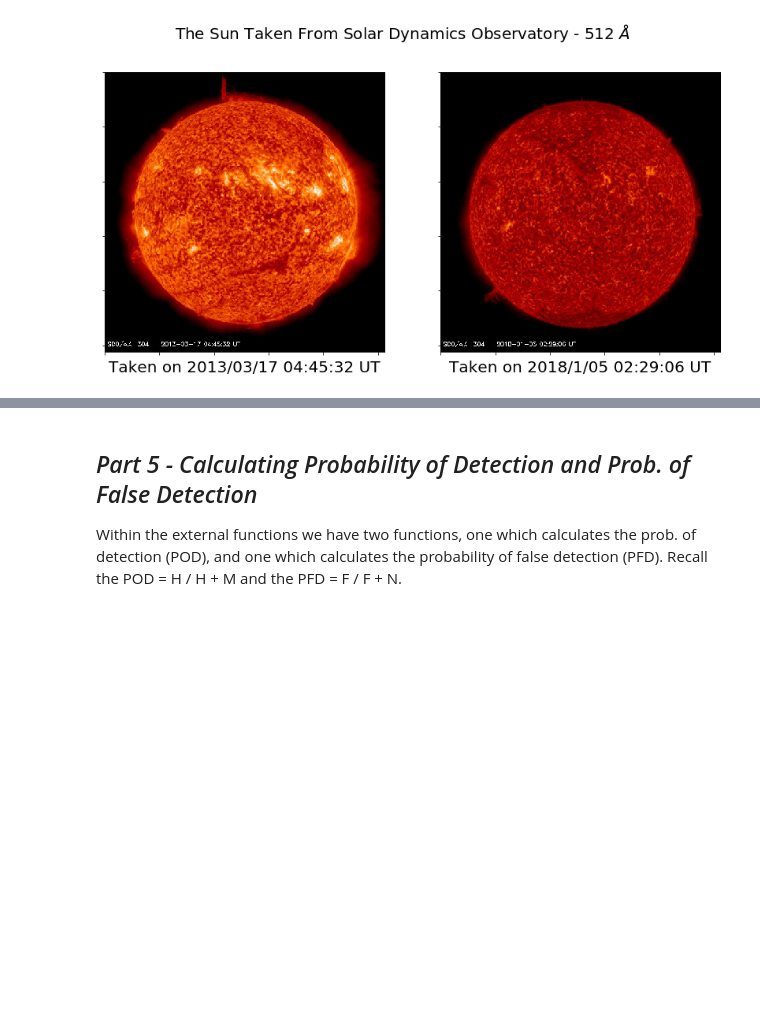
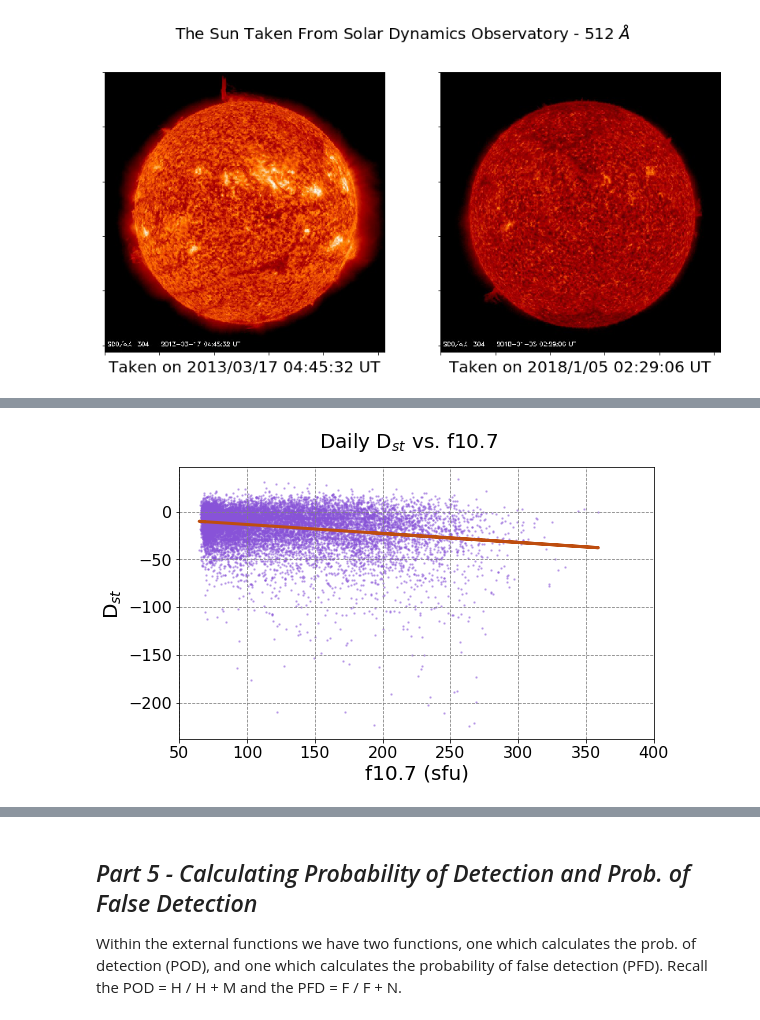
Before and after one commit to abbyazari/data_vis_statistics_geosciences, a Jupyter notebook: Lab7/Lab7_SpaceWeatherClassifiers.ipynb, the cells around one changed output, grey strips where cells are left out. Drawn from its saved outputs; the diff is of its cells as text; code cells hidden in the pictures; blank space fills up the shorter version.

```diff
--- a/Lab7/Lab7_SpaceWeatherClassifiers.ipynb
+++ b/Lab7/Lab7_SpaceWeatherClassifiers.ipynb
@@ -636,0 +555,86 @@ plt.savefig('./Figures/ConfusionMatrix.png')
+# %%
+#remove the nans'
+nanMask = ((~np.isnan(dailyOmni['f10.7_index'])) &
+           (~np.isnan(dailyOmni['Dst'])))
+xVals = dailyOmni.loc[nanMask, 'f10.7_index']
+yVals = dailyOmni.loc[nanMask, 'Dst']
+
+#-------------------------Make fit plot and run linear regression
+fig = plt.figure(figsize=(8.5, 5))
+fig.suptitle('Daily D$_{st}$ vs. f10.7', fontsize=20)
+
+gs  = plt.GridSpec(1, 1, hspace=0.0, wspace=0.2, right = 0.9)
+
+#add subplots
+ax1 = fig.add_subplot(gs[0,0])
+
+#set up titles for axis
+ax1.set_xlabel('f10.7 (sfu)', fontsize = 20)
+ax1.set_ylabel('D$_{st}$', fontsize = 20)
+
+#plot values
+ax1.scatter(xVals, yVals,  color = '#8853d8', alpha = 0.4, s = 2)
+
+#set up grid
+ax1.grid(color='gray', linestyle='dashed')
+
+#how to set up a share axis with alternative colors
+ax1.tick_params(labelsize = 16)
+#set appropiate xlimits
+ax1.set_xlim(50, 400)
+
+
+#calculate errors and linear fit -
+slope, intercept, rval, pval, stderr = stats.linregress(xVals, yVals)
+
+#calculate the yvalues given the linear fit
+yModel = intercept + slope * xVals
+
+#find y errors
+RMSE  = lr.calcRMSE(yModel, yVals)
+
+#error on coefficents, slope and y-intercept and.
+errSlope,  errInter = lr.calcCoeffsErr(xVals,  RMSE)
+
+ax1.plot(xVals, yModel, color = '#be4d0f', lw = 3)
+
+#-------------------------print fit report
+print("Fit Report: \n \tUncert. on Y: +/- {:.2f}".format(RMSE) +
+      "\n \tIntercept: {:.2f} +/- {:.2f}".format(intercept, errInter)
+      + "\n\tSlope: {:.2f} +/- {:.2f}".format(slope, errSlope)
+      + "\n\tPearson linear correlation: {:.2f}, r-squared: {:.2f}".format(rval, rval**2))
+
+
+#-------------------------now make the CPD Chart as well
+#find sample size of bins
+sampleSize = len(yVals)
+numBins = np.ceil(sampleSize)
+
+fig = plt.figure(figsize=(8.5, 5))
+fig.suptitle('Cumulative Probability Distribution', fontsize=20)
+
+gs  = plt.GridSpec(1, 1, hspace=0.0, wspace=0.2, right = 0.9)
+
+#add subplots
+ax1 = fig.add_subplot(gs[0,0])
+
+#we set both density and cumulative to True for the CPD
+ax1.hist(yVals,  int(numBins), density = True, histtype = 'step', cumulative = True, lw = 3.0, color = '#069adc',
+         label = 'Observed')
+ax1.hist(yModel, int(numBins), density = True, histtype = 'step', cumulative = True, lw = 3.0, color = '#6f0c4f',
+        label = 'Modeled')
+
+#set up grid and tick size
+ax1.grid(color='gray', linestyle='dashed')
+ax1.tick_params(labelsize = 16)
+
+#set up labels
+ax1.set_xlabel('D$_{st}$', fontsize = 20)
+ax1.set_ylabel('Likelihood of Occurrence', fontsize = 20)
+
+#set appropiate xlimits
+ax1.set_xlim(-250, 50)
+
+#make legend
+ax1.legend(bbox_to_anchor = (1.28, 1.03), prop={'size':14});#surpress output with ;
+# %% [output]
@@ -636,0 +646 @@ plt.savefig('./Figures/ConfusionMatrix.png')
+[figure, added]
```
Also changed, not shown: parts of 69 cells of this notebook, 3 other files.
